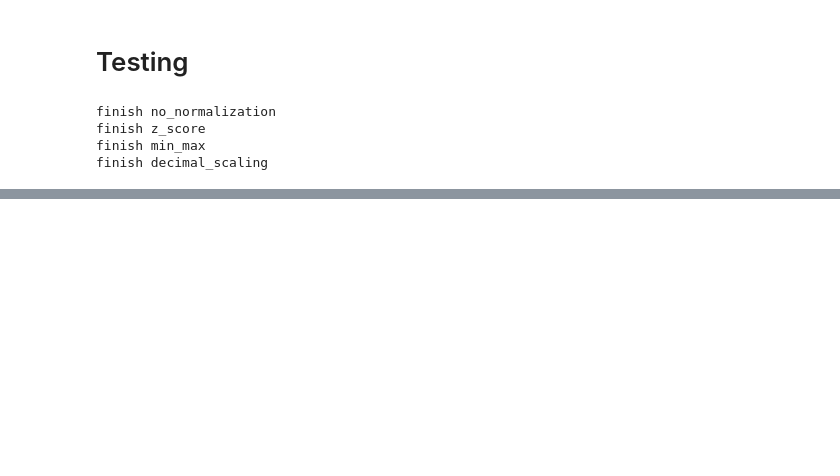
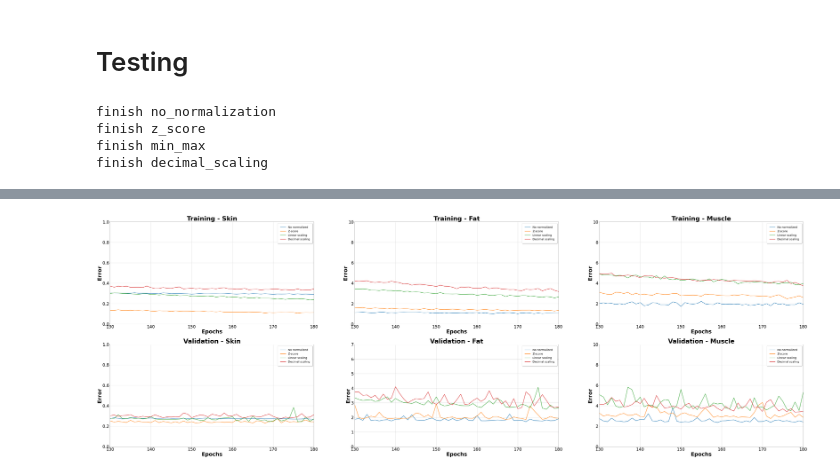
Before and after one commit to SebastianJanampa/Automated-measurement-of-skin-fat-and-muscle-thickness-from-ultrasound-images, a Jupyter notebook: src/Phase 1/ClevelandClinic_Phase1.ipynb, the cells around one changed output, grey strips where cells are left out. Cells and saved outputs as stored; diff of their text form; code cells hidden in the pictures; blank space fills up the shorter version.

```diff
--- a/src/Phase 1/ClevelandClinic_Phase1.ipynb
+++ b/src/Phase 1/ClevelandClinic_Phase1.ipynb
@@ -538,0 +575,49 @@ mae IOE: 0.78 std 1.1
+# %%
+tissues = y_info.keys()
+histories = [history_snn_model1, history_snn_model2, history_snn_model3, history_snn_model4]
+names = ['No normalized', 'Z-score', 'Linear scaling', 'Decimal scaling']
+
+fig, axs = plt.subplots(2,3)
+fig.set_figheight(30)
+fig.set_figwidth(90)
+
+epoch_array = [i for i in range(1,epoch+1)]
+
+sufix = '_mae'
+for history, name in list(zip(histories,names)):
+    for row, prefix in enumerate(['','val_']):
+        for col, tissue in enumerate(tissues):
+            interest = prefix + tissue + sufix
+            if name == 'Z-score':
+                axs[row,col].plot(epoch_array,np.array(history.history[interest])*y_info[tissue].std(), label=name, linewidth=2.5)
+            elif name == 'Linear scaling':
+                axs[row,col].plot(epoch_array,np.array(history.history[interest])*(y_info[tissue].max()-y_info[tissue].min()), label=name, linewidth=2.5)
+            elif name == 'Decimal scaling':
+                if tissue == 'Skin':
+                    k=10
+                else:
+                    k = 100
+                axs[row,col].plot(epoch_array,np.array(history.history[interest])*k, label=name, linewidth=2.5)
+            else:
+                axs[row,col].plot(epoch_array,np.array(history.history[interest]), label=name, linewidth=2.5)
+            axs[row,col].grid(True)
+            axs[row,col].legend(fontsize=20, fancybox=True, framealpha=1, shadow=True, borderpad=1)
+            if prefix == 'val_':
+                title_name = 'Validation - ' + tissue
+            else:
+                title_name = 'Training - ' + tissue
+            axs[row,col].set_title(title_name, fontsize=45, fontweight='bold')
+            axs[row,col].set_xlabel('Epochs', fontsize=38, fontweight='black')
+            axs[row,col].set_ylabel('Error', fontsize=38, fontweight='black')
+            axs[row,col].tick_params(axis='x', labelsize=30)
+            axs[row,col].tick_params(axis='y', labelsize=30)
+            axs[row,col].set_xlim(130,epoch)
+axs[0,0].set_ylim(0,1)
+axs[1,0].set_ylim(0,1)
+axs[0,1].set_ylim(0,10)
+axs[1,1].set_ylim(0,7)
+axs[0,2].set_ylim(0,10)
+axs[1,2].set_ylim(0,10)
+plt.savefig('normalization_from130.png')
+# %% [output]
+[figure, added]
```
Also changed, not shown: parts of 16 cells of this notebook.
